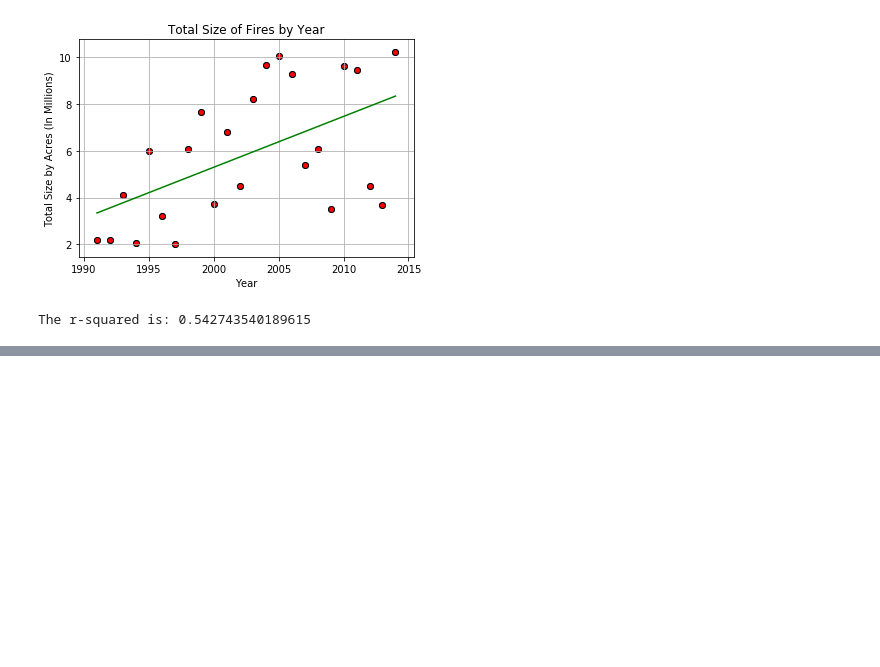
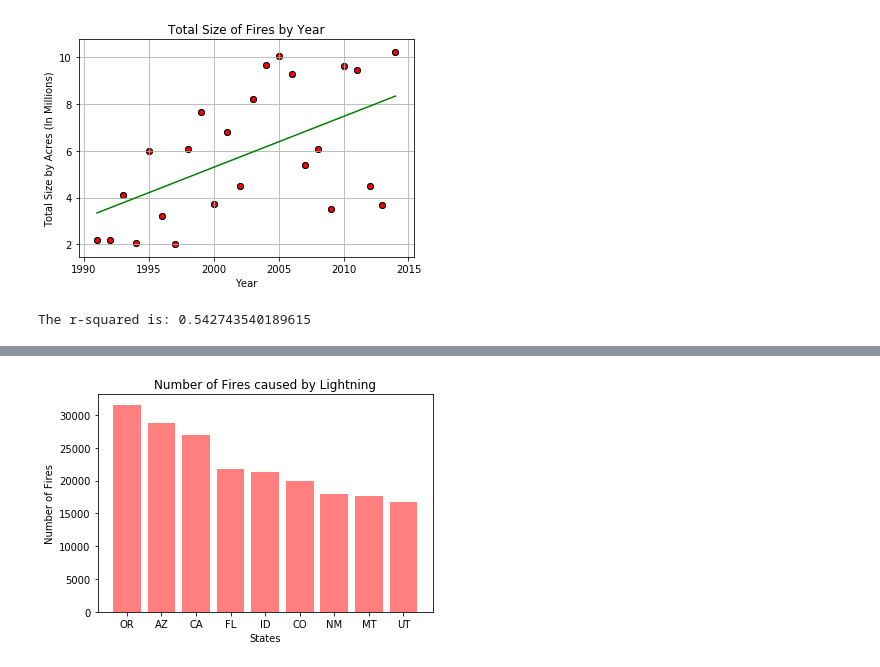
Before and after one commit to nvhabib91/project1, a Jupyter notebook: Project_1_Sam.ipynb, the cells around one changed output, grey strips where cells are left out. Cells and saved outputs as stored; diff of their text form; code cells hidden in the pictures; blank space fills up the shorter version.

Commit message:
Added output data files and more data

```diff
--- a/Project_1_Sam.ipynb
+++ b/Project_1_Sam.ipynb
@@ -178,0 +206,13 @@ coordinates_df.head(100)
+# %%
+fire_causes = fires_pd["STAT_CAUSE_DESCR"]
+causes_df = pd.DataFrame({
+    "Latitude":latitude,
+    "Longitude":longitude,
+    "State":states_coordinate,
+    "Cause":fire_causes,
+    "Fire Size by Acres":fire_size_coordinate
+}
+)
+lightning = causes_df["Cause"] == "Lightning"
+lightning_df = causes_df[lightning]
+lightning_df.head()
@@ -178,0 +226,10 @@ coordinates_df.head(100)
+# %%
+lightning_states = lightning_df["State"]
+state_lightning_df = lightning_states.value_counts()
+state_lightning_df = pd.DataFrame({
+    "Count":state_lightning_df
+}
+)
+narrowed_down = state_lightning_df["Count"] > 15000
+state_info = state_lightning_df[narrowed_down].reset_index()
+state_info
@@ -178,0 +247,8 @@ coordinates_df.head(100)
+# %%
+plt.bar(state_info["index"], state_info["Count"], color='r', alpha=0.5, align="center")
+plt.title("Number of Fires caused by Lightning")
+plt.xlabel("States")
+plt.ylabel("Number of Fires")
+plt.savefig("output_data/lightning_counts.png")
+# %% [output]
+[figure, added]
```
Also changed, not shown: parts of 13 cells of this notebook, 9 other files.
